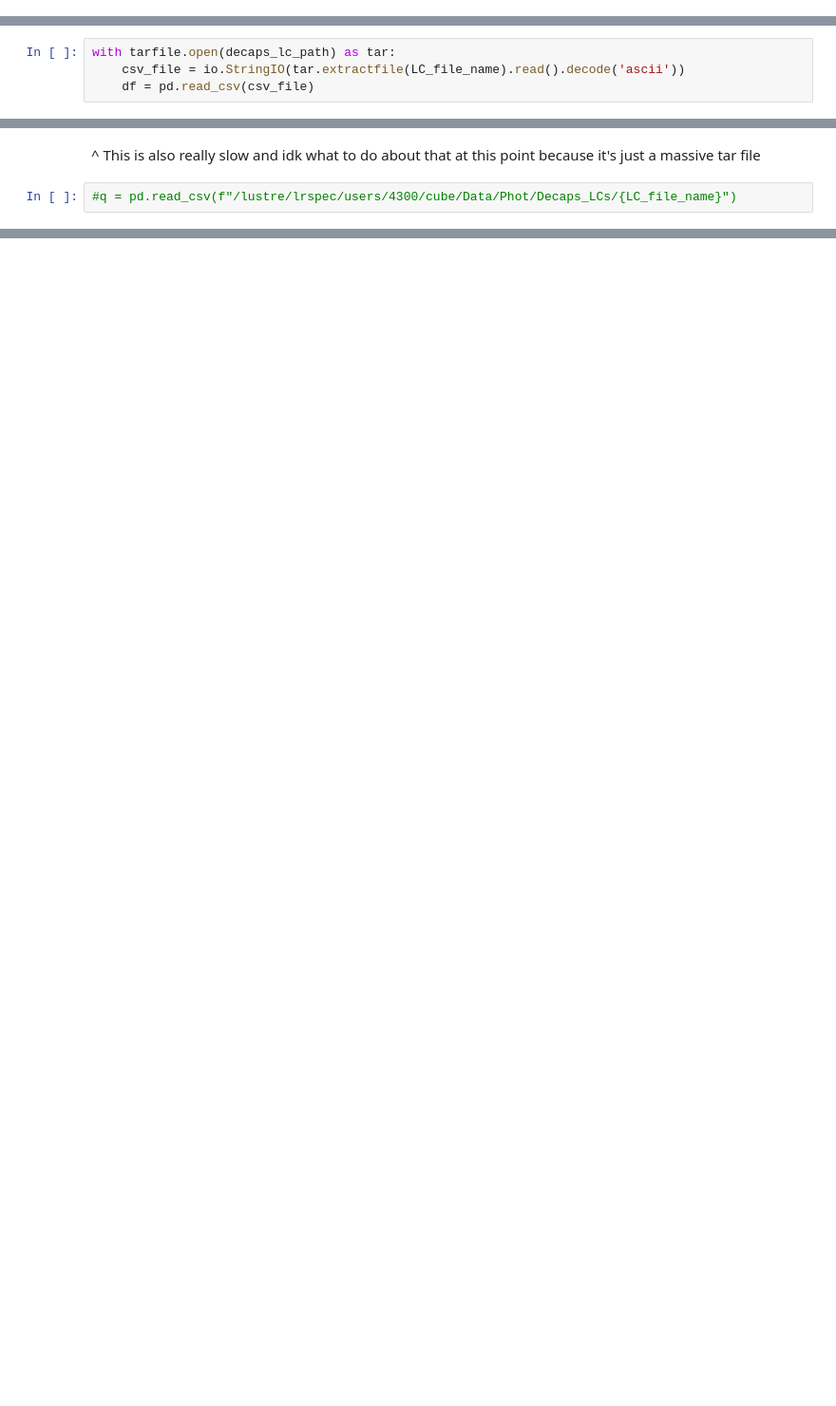
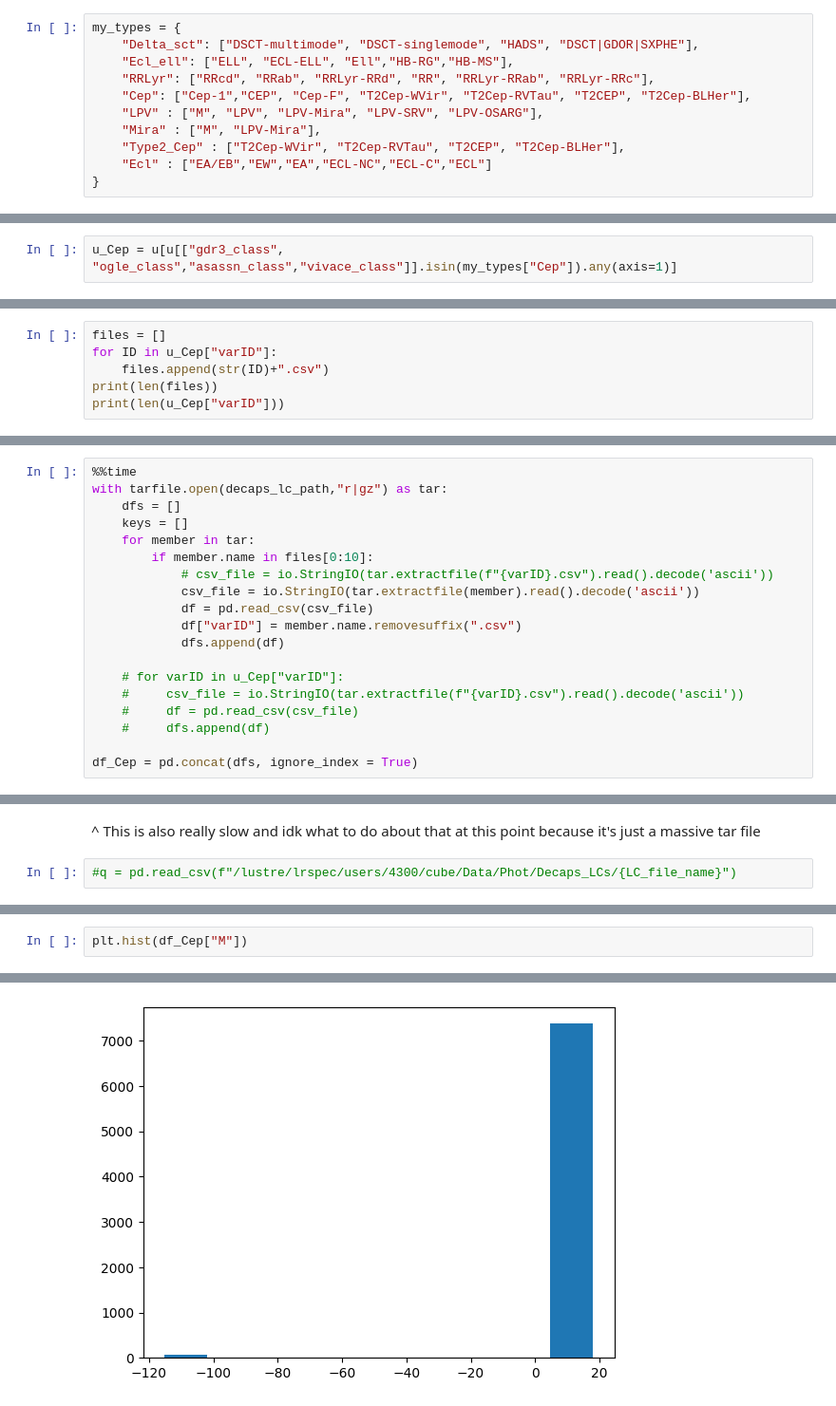
Before and after one commit to mnilsson8/Cube, a Jupyter notebook: Cube/Decaps_Var_Cube.ipynb, the cells around one changed output, grey strips where cells are left out. Shown at 95% size. Drawn from its saved outputs; the diff is of its cells as text; blank space fills up the shorter version.

```diff
--- a/Cube/Decaps_Var_Cube.ipynb
+++ b/Cube/Decaps_Var_Cube.ipynb
@@ -56,0 +96,11 @@ memory usage: 27.3+ MB
+# %%
+my_types = {
+    "Delta_sct": ["DSCT-multimode", "DSCT-singlemode", "HADS", "DSCT|GDOR|SXPHE"],
+    "Ecl_ell": ["ELL", "ECL-ELL", "Ell","HB-RG","HB-MS"],
+    "RRLyr": ["RRcd", "RRab", "RRLyr-RRd", "RR", "RRLyr-RRab", "RRLyr-RRc"],
+    "Cep": ["Cep-1","CEP", "Cep-F", "T2Cep-WVir", "T2Cep-RVTau", "T2CEP", "T2Cep-BLHer"],
+    "LPV" : ["M", "LPV", "LPV-Mira", "LPV-SRV", "LPV-OSARG"],
+    "Mira" : ["M", "LPV-Mira"],
+    "Type2_Cep" : ["T2Cep-WVir", "T2Cep-RVTau", "T2CEP", "T2Cep-BLHer"],
+    "Ecl" : ["EA/EB","EW","EA","ECL-NC","ECL-C","ECL"]
+}
@@ -56,0 +126,2 @@ memory usage: 27.3+ MB
+# %%
+u_Cep = u[u[["gdr3_class", "ogle_class","asassn_class","vivace_class"]].isin(my_types["Cep"]).any(axis=1)]
@@ -74,0 +153,6 @@ Yup there are better ways, which is probably why thea rticles I were finding wer
+# %%
+files = []
+for ID in u_Cep["varID"]:
+    files.append(str(ID)+".csv")
+print(len(files))
+print(len(u_Cep["varID"]))
@@ -75,5 +162,20 @@ Yup there are better ways, which is probably why thea rticles I were finding wer
 # %%
-with tarfile.open(decaps_lc_path) as tar:
-    csv_file = io.StringIO(tar.extractfile(LC_file_name).read().decode('ascii'))
-    df = pd.read_csv(csv_file)
+%%time
+with tarfile.open(decaps_lc_path,"r|gz") as tar:
+    dfs = []
+    keys = []
+    for member in tar:
+        if member.name in files[0:10]:
+            # csv_file = io.StringIO(tar.extractfile(f"{varID}.csv").read().decode('ascii'))
+            csv_file = io.StringIO(tar.extractfile(member).read().decode('ascii'))
+            df = pd.read_csv(csv_file)
+            df["varID"] = member.name.removesuffix(".csv")
+            dfs.append(df)
+
+    # for varID in u_Cep["varID"]:
+    #     csv_file = io.StringIO(tar.extractfile(f"{varID}.csv").read().decode('ascii'))
+    #     df = pd.read_csv(csv_file)
+    #     dfs.append(df)
+
+df_Cep = pd.concat(dfs, ignore_index = True)
 # %% [output]
@@ -136,0 +201,3 @@ for band in np.unique(q["Band"]):
+# %%
+plt.hist(df_Cep["M"])
+# %% [output]
@@ -136,0 +210 @@ for band in np.unique(q["Band"]):
+[figure, added]
```
Also changed, not shown: parts of 53 cells of this notebook, 3 other files.
